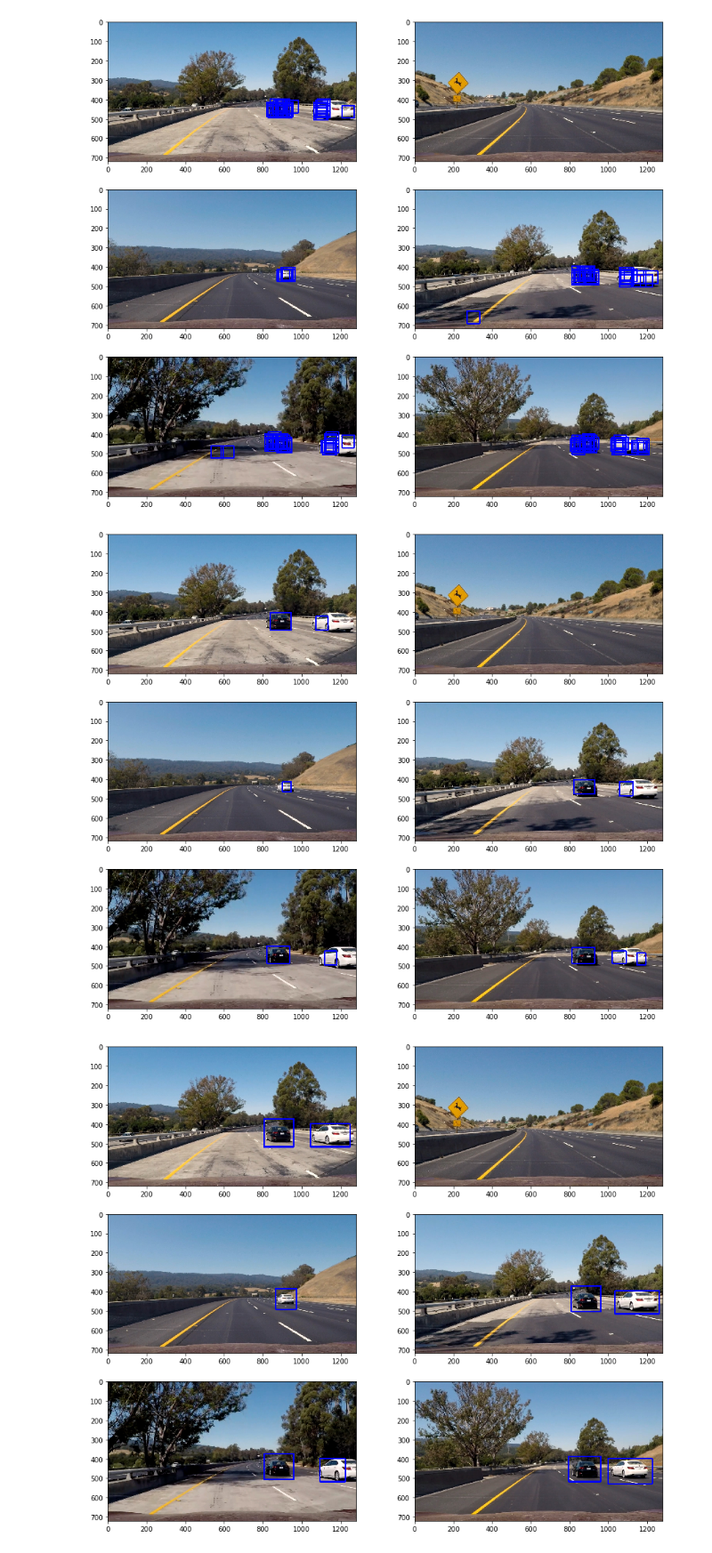
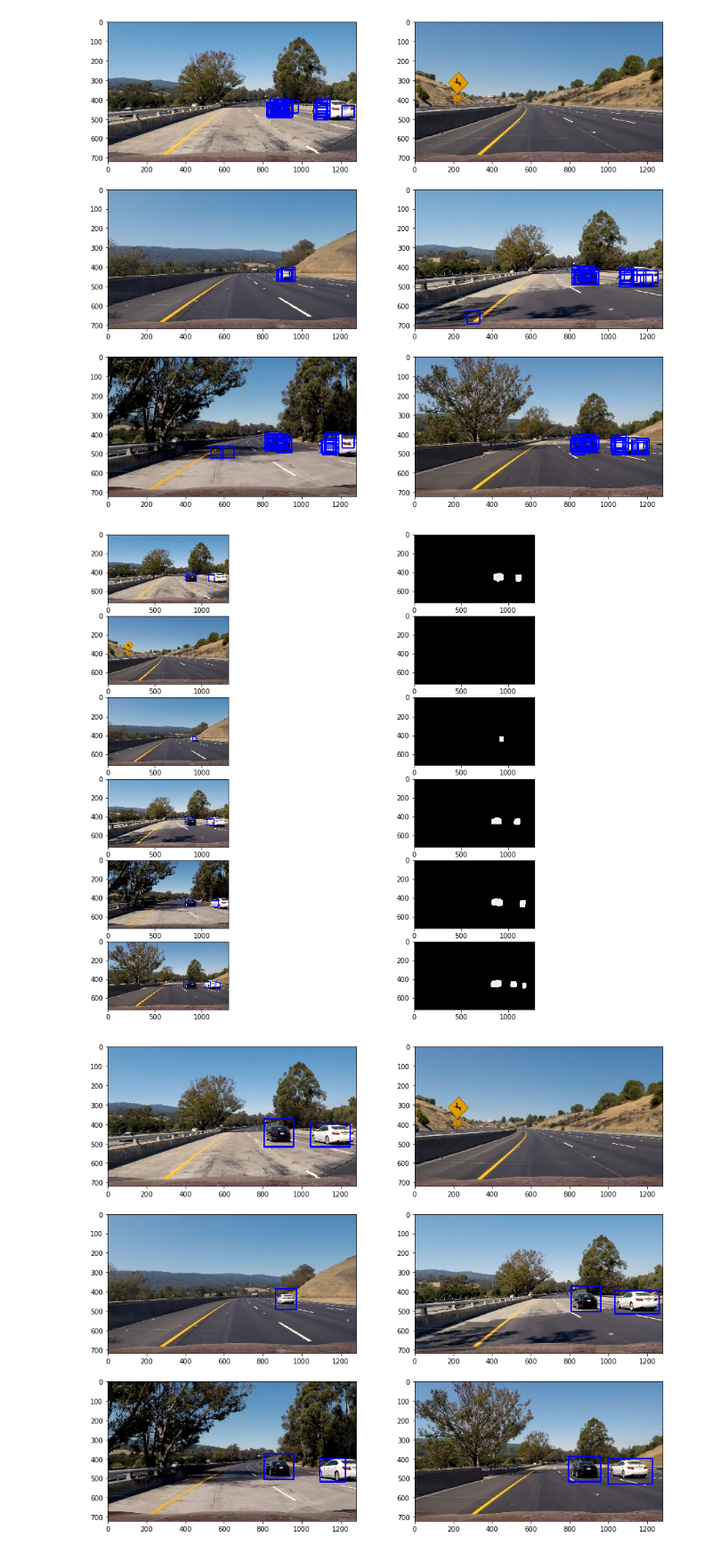
Before and after one commit to duvitech/CarND-Vehicle-Detection, a Jupyter notebook: building_pipeline.ipynb, the cells around one changed output. Shown at 89% size. Saved outputs shown, nothing was run; the diff lists cells and outputs as text; code cells hidden in the pictures.

```diff
--- a/building_pipeline.ipynb
+++ b/building_pipeline.ipynb
@@ -303,12 +303,28 @@ def showImages(images, cols = 2, rows = 3, figsize=(15,13)):
 
     return plt
 
+def showHeatImages(images, cols = 2, rows = 6, figsize=(15,13)):
+    imgLength = len(images)
+    fig, axes = plt.subplots(rows, cols, figsize=figsize)
+    indexes = rows
+    index = 0
+    for ax in axes:
+        image = images[index][0]
+        ax[0].imshow(image)
+
+        image = images[index][1]
+        ax[1].imshow(image, cmap='YlOrRd')
+
+        index = index + 1
+
+    return plt
+
 def drawCarsWithLabels(img, boxes, threshHold = 4):
     heatmap = add_heat(np.zeros(img.shape), boxes)
     heatmap = apply_threshold(heatmap, threshHold)
     labels = label(heatmap)
 
-    return draw_labeled_bboxes(np.copy(img), labels)
+    return draw_labeled_bboxes(np.copy(img), labels), heatmap
 
 def findBoxes(img, clf, scaler, params = None, y_start_stop=[350, 656], window=64, cells_per_step=1, scale=1.5 ):
     """
@@ -496,17 +512,15 @@ plt.savefig('./output_images/sliding_windows.jpg')
 [figure]
 # %%
 
-"""
 dist_pickle = pickle.load( open("svc_pickle.p", "rb" ) )
-svc2 = dist_pickle["svc"]
-scaler2 = dist_pickle["scaler"]
-orient2 = dist_pickle["orient"]
-pix_per_cell2 = dist_pickle["pix_per_cell"]
-cell_per_block2 = dist_pickle["cell_per_block"]
-spatial_size2 = dist_pickle["spatial_size"]
-hist_bins2 = dist_pickle["hist_bins"]
-hist_range2 = dist_pickle["hist_range"]
-"""
+svc = dist_pickle["svc"]
+scaler = dist_pickle["scaler"]
+orient = dist_pickle["orient"]
+pix_per_cell = dist_pickle["pix_per_cell"]
+cell_per_block = dist_pickle["cell_per_block"]
+spatial_size = dist_pickle["spatial_size"]
+hist_bins = dist_pickle["hist_bins"]
+hist_range = dist_pickle["hist_range"]
 
 image = mpimg.imread('test_images/test4.jpg')
 
@@ -529,11 +543,11 @@ p = showImages(full_test)
 # %%
 # Heat Map
 
 heat_map_test = list(map(lambda img: drawCarsWithLabels(img, findCarWindows(img, svc, scaler)), test_images))
-p = showImages(heat_map_test)
+p = showHeatImages(heat_map_test)
 p.savefig('./output_images/heat_map_test.jpg')
 # %% [output]
-[figure, old version]
+[figure, new version]
 # %%
 
 fast_boxes = list(map(lambda img: findBoxes(img, svc, scaler), test_images))
```
Also changed, not shown: 3 other files.
